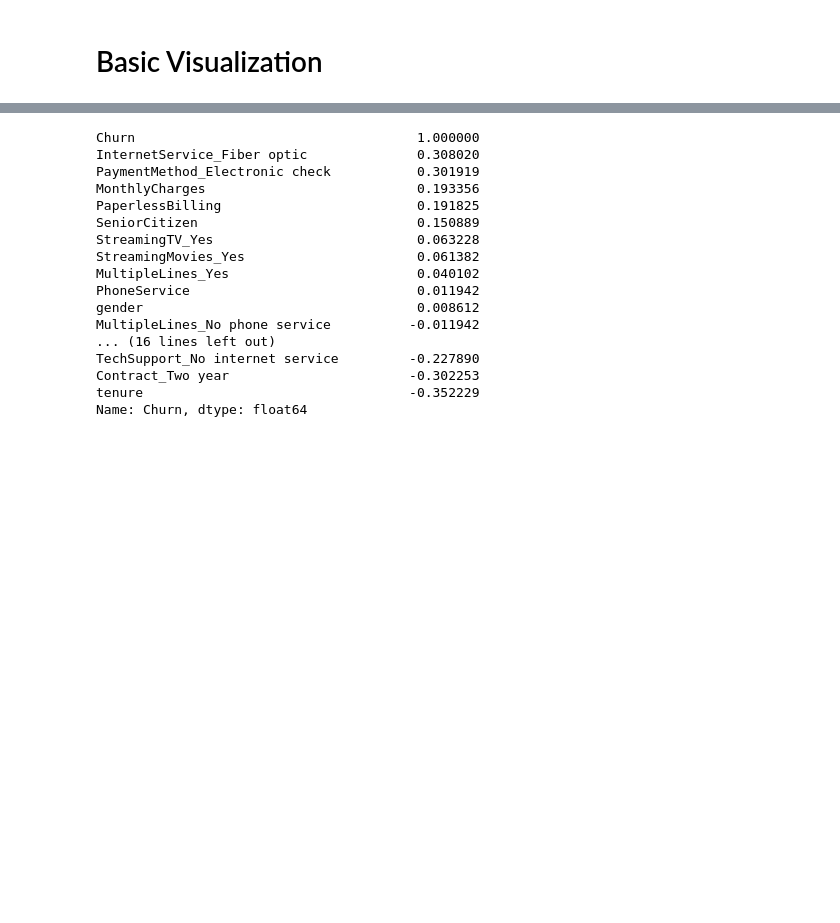
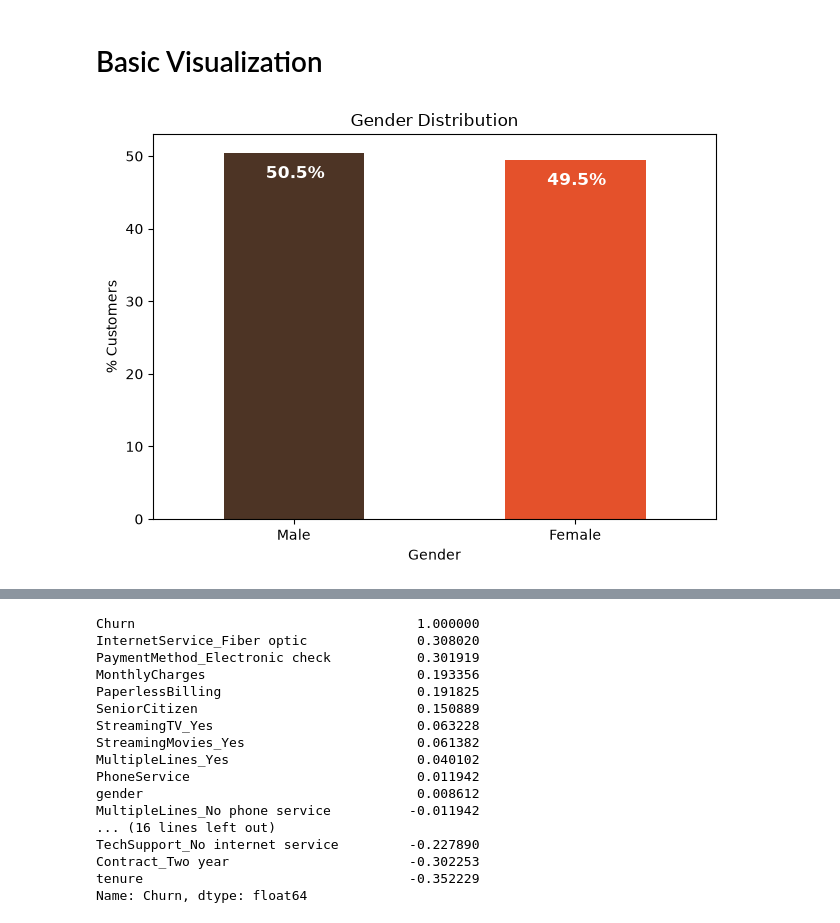
Before and after one commit to samithcsachi/Customer-Churn-Guard, a Jupyter notebook: notebooks/Customer_Churn_Prediction.ipynb, the cells around one changed output, grey strips where cells are left out. Drawn from its saved outputs; the diff is of its cells as text; code cells hidden in the pictures; blank space fills up the shorter version.

```diff
--- a/notebooks/Customer_Churn_Prediction.ipynb
+++ b/notebooks/Customer_Churn_Prediction.ipynb
@@ -164,2 +130,35 @@ memory usage: 1.7 MB
 # %% [markdown]
 # Basic Visualization
+# %%
+colors = ['#4D3425','#E4512B']
+ax = (df['gender'].value_counts()*100.0 /len(df)).plot(kind='bar',
+                                                                           stacked = True,
+                                                                          rot = 0,
+                                                                          color = colors)
+
+ax.set_ylabel('% Customers')
+ax.set_xlabel('Gender')
+ax.set_ylabel('% Customers')
+ax.set_title('Gender Distribution')
+
+
+totals = []
+
+for i in ax.patches:
+    totals.append(i.get_width())
+
+
+total = sum(totals)
+
+for i in ax.patches:
+
+    ax.text(i.get_x()+.15, i.get_height()-3.5, \
+            str(round((i.get_height()/total), 1))+'%',
+            fontsize=12,
+            color='white',
+           weight = 'bold')
+
+plt.tight_layout()
+plt.show()
+# %% [output]
+[figure, added]
```
Also changed, not shown: parts of 47 cells of this notebook, 7 other files.
